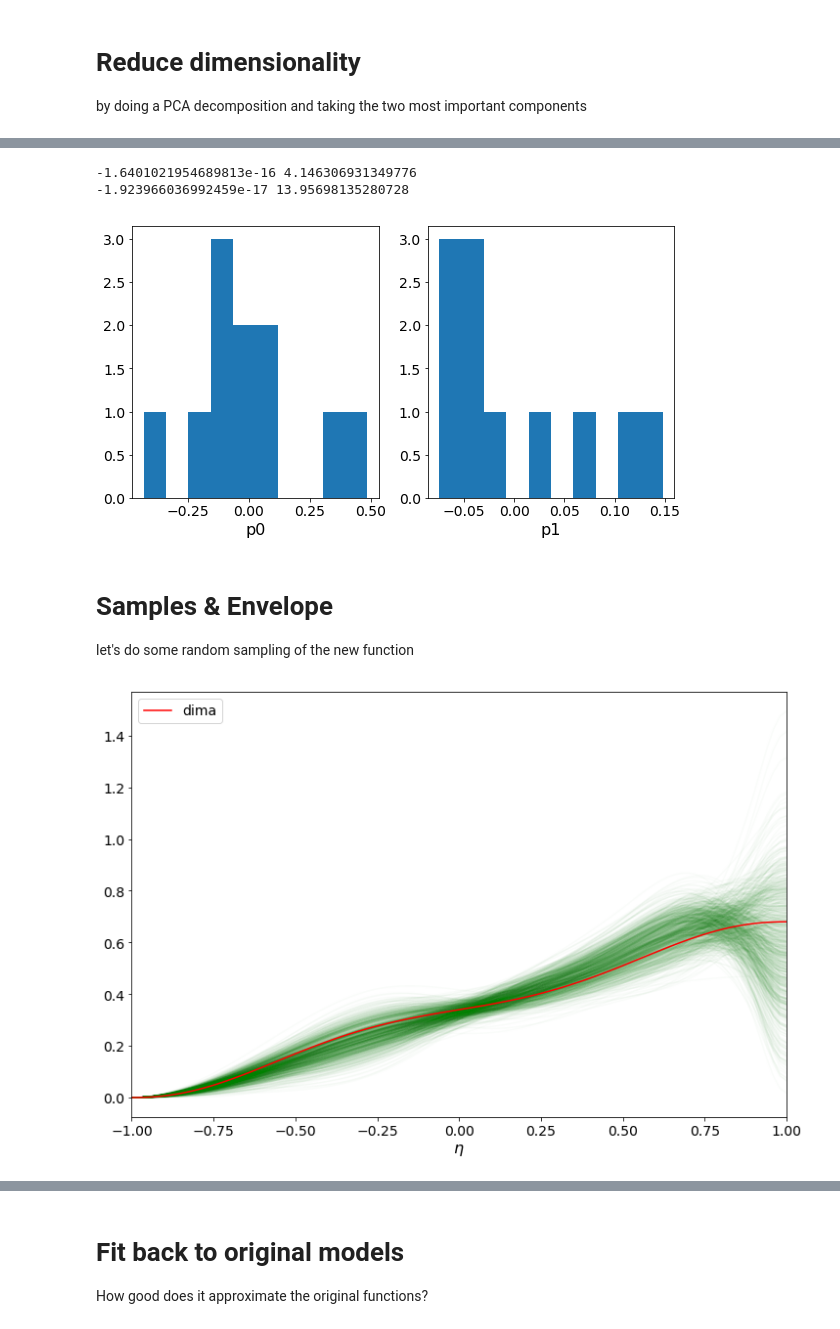
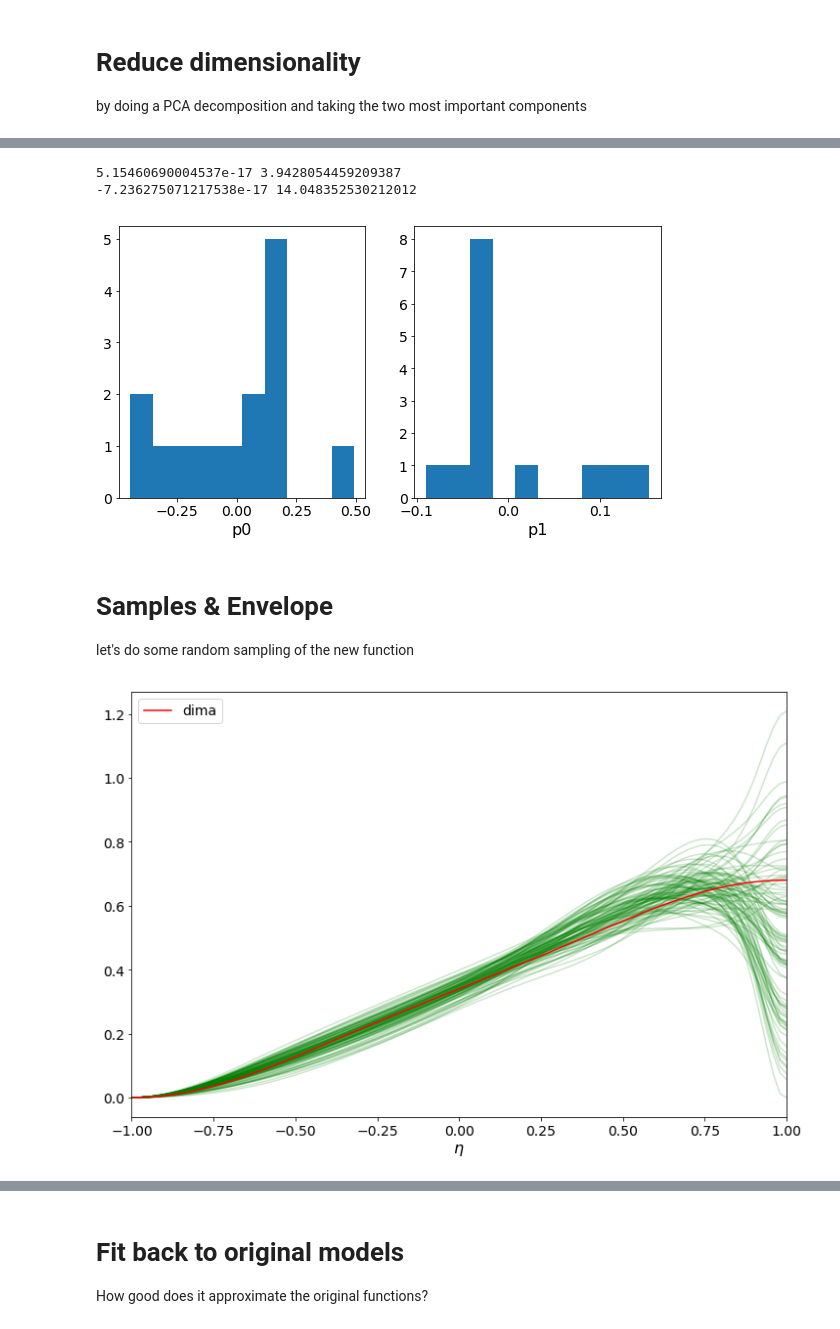
Before and after one commit to icecube/angular_acceptance, a Jupyter notebook: Angular_acceptance.ipynb, the cells around one changed output, grey strips where cells are left out. Cells and saved outputs as stored; diff of their text form; code cells hidden in the pictures.

Commit message:
updating fit with Martins models

```diff
--- a/Angular_acceptance.ipynb
+++ b/Angular_acceptance.ipynb
@@ -52,13 +85,15 @@ nominal = nom[:,1]
+# %%
+#models = {k: models[k] for k in ['h1-100cm', 'h2-50cm', 'h3-30cm', 'nominal', '30_p2_0', '25_p2_0', '35_p2_0', 'dragon', 'greco', 'baseline', '30_p2_+1']}
+models = {k: models[k] for k in ['h1-100cm', 'h2-50cm', 'h3-30cm', 'nominal', 'dima', 'dima+', 'dima-', 'dragon', 'greco', 'baseline', 'msu2', 'martin_0.6_14', 'martin_0.8_40', 'martin_1.8_125']}
+#models = {k: models[k] for k in ['nominal', 'dima', 'dima+', 'dima-', 'dragon', 'greco', 'baseline', 'msu2', 'martin_0.6_14', 'martin_0.8_40', 'martin_1.8_125']}
 # %%
-targets = [greco, dragon, dima, dima2, dima3, h3_model, h2_model, h1_model, nominal, baseline, msu2]
-names = ['greco bestfit', 'dragon bestfit', 'dima', 'dima-', 'dima+', 'H3', 'H2', 'H1', 'nominal (lab)', 'new baseline', 'MSU 2']
-colors = cm.jet(np.linspace(0,1,len(names)))
+colors = cm.jet(np.linspace(0,1,len(models)))
 
-for target, name, color in zip(targets, names, colors):
+for target, name, color in zip(models.values(), models.keys(), colors):
     plt.plot(xnew, target, label=name, c=color)
 
 plt.gca().set_xlim([-1,1])
 plt.gca().set_xlabel(r'$\eta$')
-plt.gca().legend(loc='best')
+plt.gca().legend(loc='upper left', ncol=2)
 plt.savefig('all.png')
 # %% [output]
@@ -69,11 +104,15 @@ plt.savefig('all.png')
 #support_x = np.array([-1., -0.25,  0.5,  0.9,  1.])
 #initial_y = np.array([-0.1, 0.2, 0.5, 0.5, 0.5])
 
-support_x = np.array([-1., -0.6, -0.25,  0.1, 0.5,  0.9,  1.])
-initial_y = np.array([-0.1, 0.2, 0.2, 0.5, 0.5, 0.5, 0.5])
+#support_x = np.array([-1., -0.6, -0.25,  0.1, 0.25, 0.4,  0.6, 0.75, 0.9, 1.])
+support_x = np.array([-1., -0.6,  0.2, 0.6, 0.75, 0.9, 1.])
+#support_x = np.array([-1.  , -0.6 , -0.25,  0.1 ,  0.5 ,  0.9 ,  1.  ])
+#support_x = np.linspace(-1,1,21)
+initial_y = np.ones_like(support_x) * 0.5
 
 # this sets the derivative=0 boundary conditions
 bc_type=([(1, 0.0)], [(1, 0.0)])
+#bc_type=None
 
 def fun(y, support_x, target):
     '''
@@ -91,12 +130,12 @@ ax2 = plt.subplot2grid((10,1), (8,0),sharex=ax1,rowspan=2, fig=fig)
 
 y_points = []
 
-for target, name, color in zip(targets, names, colors):
+for target, name, color in zip(models.values(), models.keys(), colors):
     opt = optimize.minimize(fun, x0=initial_y, method='L-BFGS-B', args=(support_x, target))
     y = opt['x']
     y_points.append(y)
-    print name
-    print y
+    #print name
+    #print y
 
     cubic = make_interp_spline(support_x, y, bc_type=bc_type)
     ax1.plot(support_x, y, 'o', c=color)
@@ -115,7 +154,7 @@ ax2.hlines(0,-1,1)
 ax2.set_ylabel('diff')
 ax2.set_xlabel(r'$\eta$')
 
-ax1.legend(loc='best')
+ax1.legend(loc='best', ncol=2)
 plt.show()
 fig.savefig('approx.png')
 # %% [output]
@@ -141,5 +163,12 @@ MSU 2
 # Reduce dimensionality
 by doing a PCA decomposition and taking the two most important components
 # %%
-transformer = PCA(n_components=2, random_state=0)
+n_components=2
+
+
+transformer = PCA(n_components=n_components, random_state=0)
 out = transformer.fit_transform(y_points)
+
+
+print(transformer.explained_variance_)
+print(transformer.singular_values_)
@@ -151,12 +200,12 @@ for i in range(out.shape[1]):
     ax = plt.subplot2grid((1,out.shape[1]+1), (0,i), rowspan=1, fig=fig)
     ax.hist(out[:,i])
     ax.set_xlabel('p%i'%i)
-    print np.mean(out[:,i]), 1./ np.std(out[:,i])
+    print(np.mean(out[:,i]), 1./ np.std(out[:,i]))
 plt.savefig('dist.png')
 # %% [output]
--1.6401021954689813e-16 4.146306931349776
--1.923966036992459e-17 13.95698135280728
+5.15460690004537e-17 3.9428054459209387
+-7.236275071217538e-17 14.048352530212012
-[figure, old version]
+[figure, new version]
 # %%
 # now then build a function with 2 parameters
 
@@ -183,28 +232,28 @@ def ang(params, values):
 # Samples & Envelope
 let's do some random sampling of the new function
 # %%
-n = 1000
+n = 100
 
 all_curves = np.ones(shape=(n, xnew.shape[0]))
 
-for i in xrange(n):
+for i in range(n):
     params = []
     for j in range(out.shape[1]):
         r = np.random.randn(1)
         params.append(r[0] * np.std(out[:,j]))
     all_curves[i] = ang(params, xnew)
     plt.plot(xnew, all_curves[i], c='green', alpha=20./n)
     #plt.plot(xnew, cubic(xnew), c='green', alpha=20./n)
 
 plt.gca().set_xlim([-1,1])
 #plt.plot(xnew, msu(xnew, p1=0.2, p2=0), c='k')
-plt.plot(xnew, msu(xnew, p1=0.3, p2=0), c='r', label='dima')
+plt.plot(xnew, models['dima'], c='r', label='dima')
 #plt.plot(xnew, msu(xnew, p1=0.4, p2=0), c='k')
 plt.legend()
 plt.gca().set_xlabel(r'$\eta$')
 plt.savefig('rand.png')
 # %% [output]
-[figure, old version]
+[figure, new version]
 # %%
 p16 = np.percentile(all_curves, 16, axis=0)
 p84 = np.percentile(all_curves, 86, axis=0)
```
Also changed, not shown: parts of 20 cells of this notebook, 1 other file.
